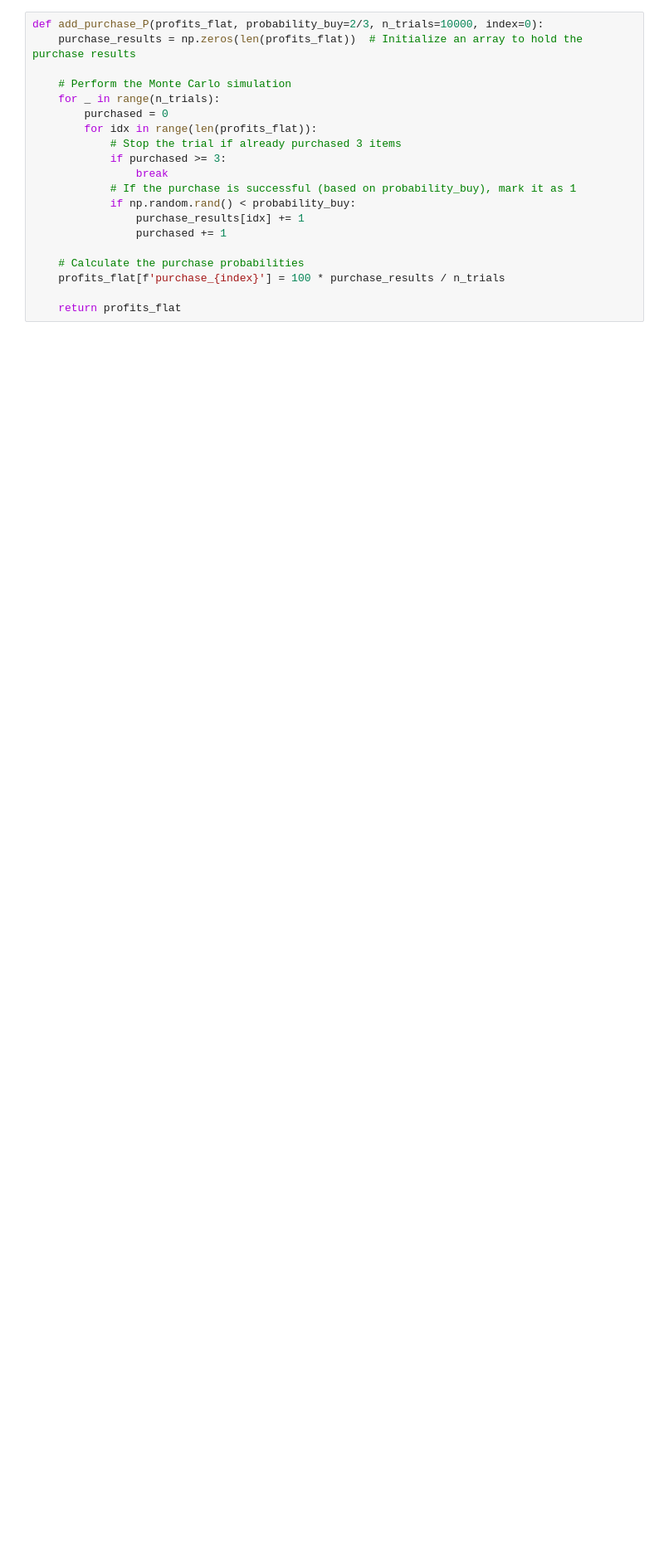
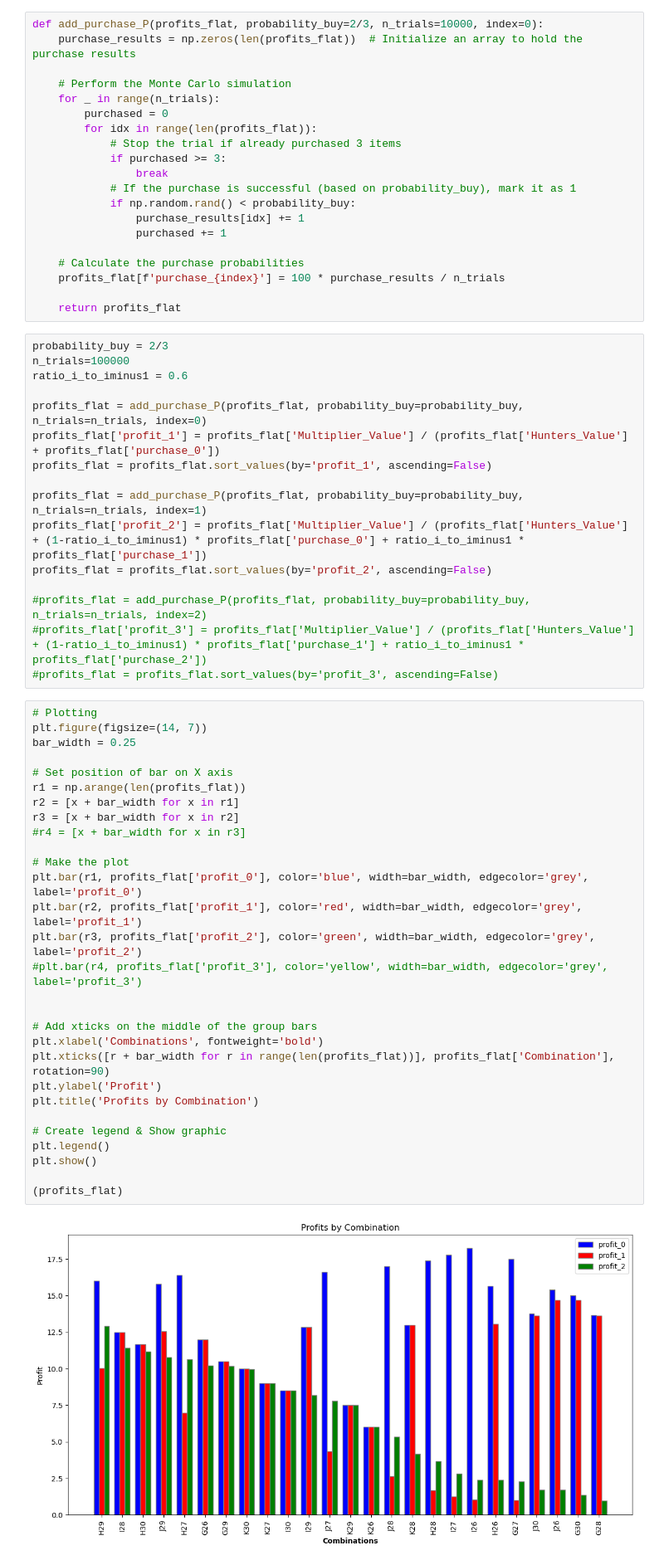
Before and after one commit to ocoropuj/IMC_Prosperity_Huskies, a Jupyter notebook: Round 3/manual.ipynb, the cells around one changed output. Shown: that part at 83% size. Drawn from its saved outputs; the diff is of its cells as text; blank space fills up the shorter version.

```diff
--- a/Round 3/manual.ipynb
+++ b/Round 3/manual.ipynb
@@ -86,3 +86,50 @@ def add_purchase_P(profits_flat, probability_buy=2/3, n_trials=10000, index=0):
     profits_flat[f'purchase_{index}'] = 100 * purchase_results / n_trials
 
     return profits_flat
+# %%
+probability_buy = 2/3
+n_trials=100000
+ratio_i_to_iminus1 = 0.6
+
+profits_flat = add_purchase_P(profits_flat, probability_buy=probability_buy, n_trials=n_trials, index=0)
+profits_flat['profit_1'] = profits_flat['Multiplier_Value'] / (profits_flat['Hunters_Value'] + profits_flat['purchase_0'])
+profits_flat = profits_flat.sort_values(by='profit_1', ascending=False)
+
+profits_flat = add_purchase_P(profits_flat, probability_buy=probability_buy, n_trials=n_trials, index=1)
+profits_flat['profit_2'] = profits_flat['Multiplier_Value'] / (profits_flat['Hunters_Value'] + (1-ratio_i_to_iminus1) * profits_flat['purchase_0'] + ratio_i_to_iminus1 * profits_flat['purchase_1'])
+profits_flat = profits_flat.sort_values(by='profit_2', ascending=False)
+
+#profits_flat = add_purchase_P(profits_flat, probability_buy=probability_buy, n_trials=n_trials, index=2)
+#profits_flat['profit_3'] = profits_flat['Multiplier_Value'] / (profits_flat['Hunters_Value'] + (1-ratio_i_to_iminus1) * profits_flat['purchase_1'] + ratio_i_to_iminus1 * profits_flat['purchase_2'])
+#profits_flat = profits_flat.sort_values(by='profit_3', ascending=False)
+# %%
+# Plotting
+plt.figure(figsize=(14, 7))
+bar_width = 0.25
+
+# Set position of bar on X axis
+r1 = np.arange(len(profits_flat))
+r2 = [x + bar_width for x in r1]
+r3 = [x + bar_width for x in r2]
+#r4 = [x + bar_width for x in r3]
+
+# Make the plot
+plt.bar(r1, profits_flat['profit_0'], color='blue', width=bar_width, edgecolor='grey', label='profit_0')
+plt.bar(r2, profits_flat['profit_1'], color='red', width=bar_width, edgecolor='grey', label='profit_1')
+plt.bar(r3, profits_flat['profit_2'], color='green', width=bar_width, edgecolor='grey', label='profit_2')
+#plt.bar(r4, profits_flat['profit_3'], color='yellow', width=bar_width, edgecolor='grey', label='profit_3')
+
+
+# Add xticks on the middle of the group bars
+plt.xlabel('Combinations', fontweight='bold')
+plt.xticks([r + bar_width for r in range(len(profits_flat))], profits_flat['Combination'], rotation=90)
+plt.ylabel('Profit')
+plt.title('Profits by Combination')
+
+# Create legend & Show graphic
+plt.legend()
+plt.show()
+
+(profits_flat)
+# %% [output]
+[figure, added]
```
Also changed, not shown: parts of 9 cells of this notebook, 1 other file.
